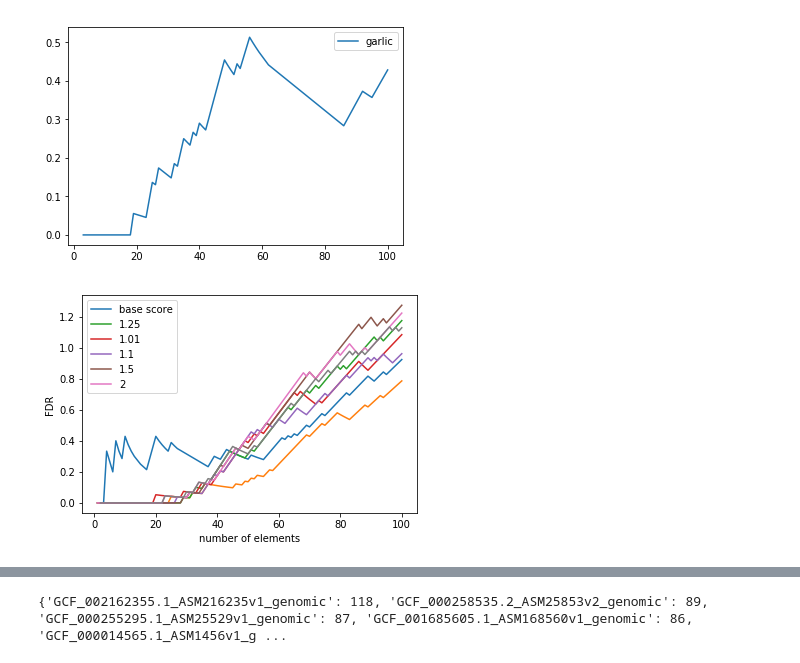
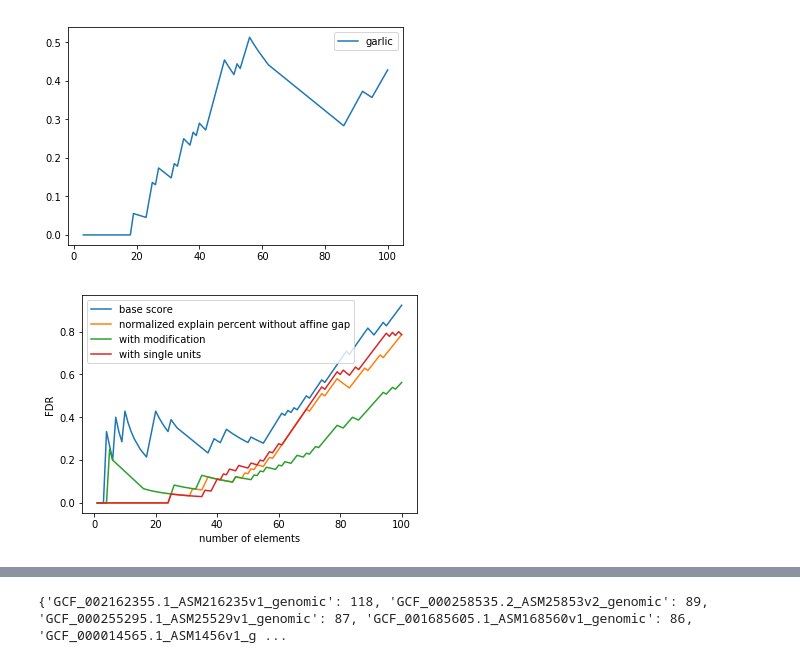
Before and after one commit to ablab/nerpa, a Jupyter notebook: scripts/res_compare.ipynb, the cells around one changed output, grey strips where cells are left out. Drawn from its saved outputs; the diff is of its cells as text; code cells hidden in the pictures.

Commit message:
Modification

```diff
--- a/scripts/res_compare.ipynb
+++ b/scripts/res_compare.ipynb
@@ -300,54 +300,63 @@ for folder in ["dataset1"]:#, "dataset2", "dataset3"]:
     #plt.legend()
 
     x7, y7 = FDR(getScoreList(folder_path + folder + "/score_cmp/minowa_norm_th_wo_ag.csv"))
-    plt.plot(x7, y7) #label="normalized explain percent without affine gap")
+    plt.plot(x7, y7, label="normalized explain percent without affine gap")
     plt.legend()
 
-    x8, y8 = FDR(getScoreList(folder_path + folder + "/v0.csv"))
-    plt.plot(x8, y8, label="1.25")
+    x8, y8 = FDR(getScoreList(folder_path + folder + "/v5.csv"))
+    plt.plot(x8, y8, label="with modification")
+    plt.legend()
+
+    x9, y9 = FDR(getScoreList(folder_path + folder + "/v6.csv"))
+    plt.plot(x9, y9, label="with single units")
     plt.legend()
 
 
-    x9, y9 = FDR(getScoreList(folder_path + folder + "/v1.csv"))
-    plt.plot(x9, y9, label="1.01")
-    plt.legend()
+    #x8, y8 = FDR(getScoreList(folder_path + folder + "/v0.csv"))
+    #plt.plot(x8, y8, label="1.25")
+    #plt.legend()
 
 
-    x10, y10 = FDR(getScoreList(folder_path + folder + "/v2.csv"))
-    plt.plot(x10, y10, label="1.1")
-    plt.legend()
+    #x9, y9 = FDR(getScoreList(folder_path + folder + "/v1.csv"))
+    #plt.plot(x9, y9, label="1.01")
+    #plt.legend()
 
 
-    x11, y11 = FDR(getScoreList(folder_path + folder + "/v3.csv"))
-    plt.plot(x11, y11, label="1.5")
-    plt.legend()
+    #x10, y10 = FDR(getScoreList(folder_path + folder + "/v2.csv"))
+    #plt.plot(x10, y10, label="1.1")
+    #plt.legend()
 
 
-    x12, y12 = FDR(getScoreList(folder_path + folder + "/v4.csv"))
-    plt.plot(x12, y12, label="2")
-    plt.legend()
+    #x11, y11 = FDR(getScoreList(folder_path + folder + "/v3.csv"))
+    #plt.plot(x11, y11, label="1.5")
+    #plt.legend()
+
+
+    #x12, y12 = FDR(getScoreList(folder_path + folder + "/v4.csv"))
+    #plt.plot(x12, y12, label="2")
+    #plt.legend()
 
     #x8, y8 = FDR(getScoreList(folder_path + folder + "/score_cmp/ag/minowa_ag_0.3.csv"))
     #plt.plot(x8, y8, label="without affine gap (0.3 gap penalty)")
     #plt.legend()
 
     #x9, y9 = FDR(getScoreList(folder_path + folder + "/score_cmp/ag/minowa_ag_0.5.csv"))
     #plt.plot(x9, y9, label="without affine gap (0.5 gap penalty)")
     #plt.legend()
 
     #x10, y10 = FDR(getScoreList(folder_path + folder + "/score_cmp/ag/minowa_ag_plus_1.csv"))
     #plt.plot(x10, y10, label="without affine gap (+1 gap)")
     #plt.legend()
 
-    x11, y11 = FDR(getScoreList(folder_path + folder + "/score_cmp/minowa_posCoeff.csv"))
-    plt.plot(x11, y11)#, label="minowa position coefficent normalize")
-    plt.legend()
+    #x11, y11 = FDR(getScoreList(folder_path + folder + "/score_cmp/minowa_posCoeff.csv"))
+    #plt.plot(x11, y11, label="minowa position coefficent normalize")
+    #plt.legend()
 
 
     plt.xlabel('number of elements')
     plt.ylabel('FDR')
 # %% [output]
-[figure, old version]
+[figure, new version]
 # %%
 import matplotlib.pyplot as plt
 %matplotlib inline
```
Also changed, not shown: parts of 1 cell of this notebook, 16 other files.
